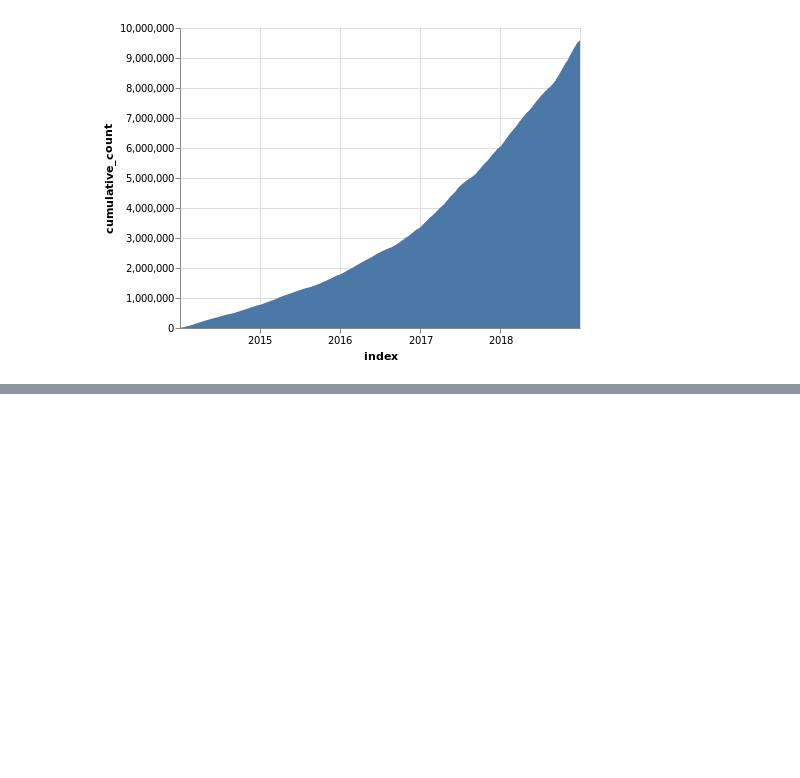
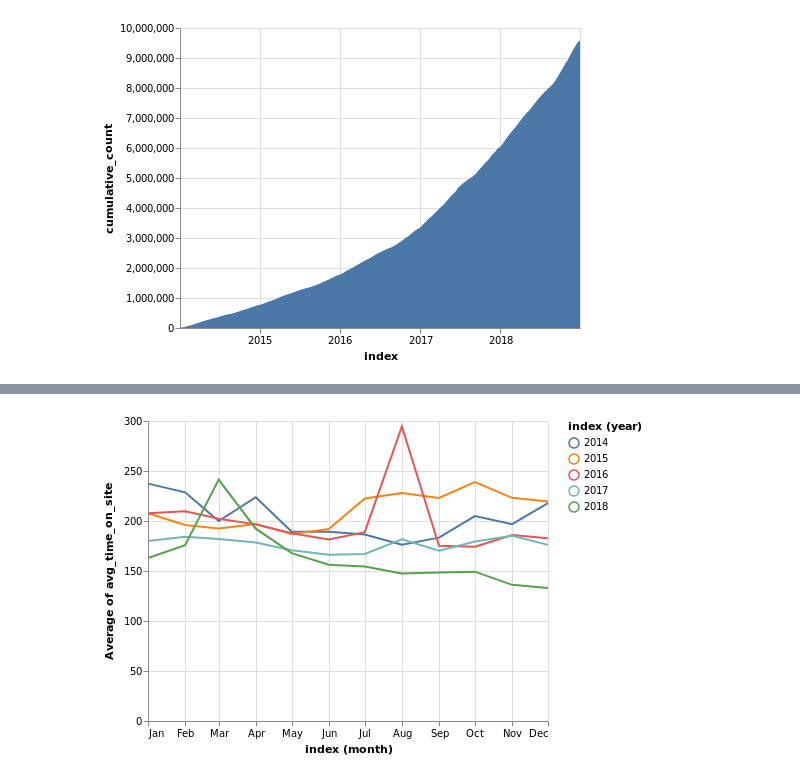
Before and after one commit to taniki/notebooks, a Jupyter notebook: data.gouv.fr/pilotage/fréquentation.ipynb, the cells around one changed output, grey strips where cells are left out. Saved outputs shown, nothing was run; the diff lists cells and outputs as text; code cells hidden in the pictures; blank space fills up the shorter version.

```diff
--- a/data.gouv.fr/pilotage/fréquentation.ipynb
+++ b/data.gouv.fr/pilotage/fréquentation.ipynb
@@ -71,0 +79,8 @@ alt.Chart(df).mark_area().encode(
+# %%
+alt.Chart(df).mark_line().encode(
+    x="month(index):T",
+    y="average(avg_time_on_site):Q",
+    color="year(index):N"
+)
+# %% [output]
+[figure, added]
```
Also changed, not shown: parts of 3 cells of this notebook.
